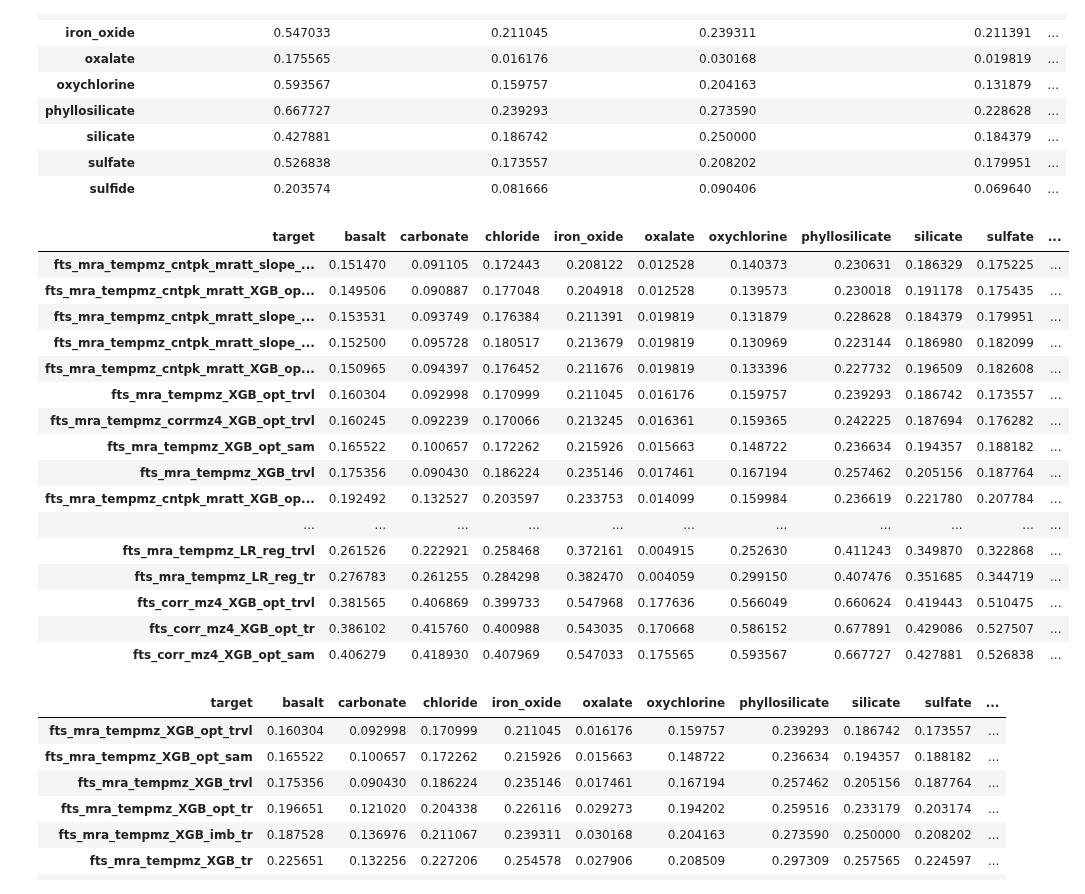
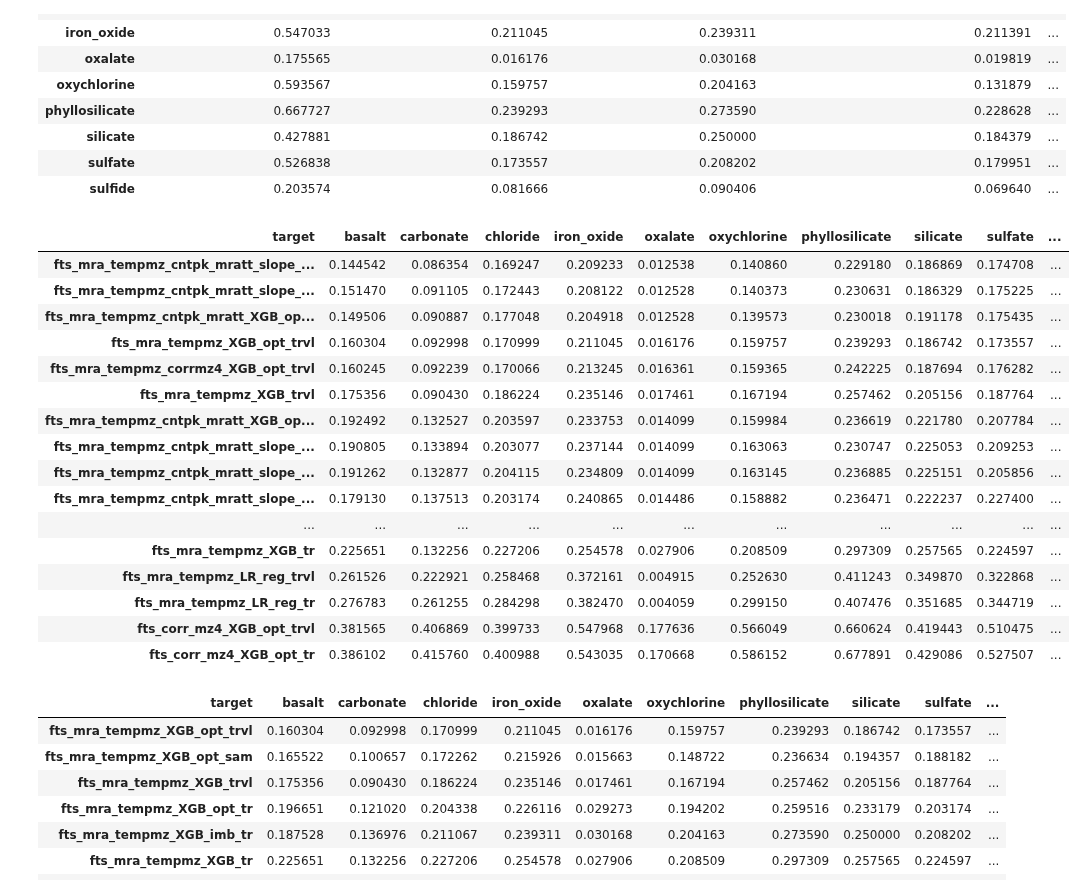
Before and after one commit to itacdonev/MarsSpectrometry, a Jupyter notebook: models/summary.ipynb, the cells around one changed output. Drawn from its saved outputs; the diff is of its cells as text; code cells hidden in the pictures.

```diff
--- a/models/summary.ipynb
+++ b/models/summary.ipynb
@@ -59,33 +59,33 @@ model_summary.style.highlight_min(axis=1,
 # %%
 model_sum = model_summary.T.copy()
 model_sum['overall'] = model_sum.mean(axis=1)
 if not include_sam:
-    model_sum = model_sum[model_sum.index in [i for i in model_sum.index if not i.endswith('_sam')]]
+    model_sum = model_sum[model_sum.index.isin([i for i in model_sum.index if not i.endswith('_sam')])]
 model_sum.sort_values(by='overall')\
              .style.highlight_min(axis=0,
                                   props='color:darkblue; background-color:lightblue;',
                                   subset=target_labels_list)\
                     .highlight_min(axis=0,
                                    props='color:white; background-color:red;',
                                    subset=['overall'])
 # %% [output]
 | target | basalt | carbonate | chloride | iron_oxide | oxalate | oxychlorine | phyllosilicate | silicate | sulfate | ... |
+| fts_mra_tempmz_cntpk_mratt_slope_... | 0.144542 | 0.086354 | 0.169247 | 0.209233 | 0.012538 | 0.140860 | 0.229180 | 0.186869 | 0.174708 | ... |
 | fts_mra_tempmz_cntpk_mratt_slope_... | 0.151470 | 0.091105 | 0.172443 | 0.208122 | 0.012528 | 0.140373 | 0.230631 | 0.186329 | 0.175225 | ... |
 | fts_mra_tempmz_cntpk_mratt_XGB_op... | 0.149506 | 0.090887 | 0.177048 | 0.204918 | 0.012528 | 0.139573 | 0.230018 | 0.191178 | 0.175435 | ... |
-| fts_mra_tempmz_cntpk_mratt_slope_... | 0.153531 | 0.093749 | 0.176384 | 0.211391 | 0.019819 | 0.131879 | 0.228628 | 0.184379 | 0.179951 | ... |
-| fts_mra_tempmz_cntpk_mratt_slope_... | 0.152500 | 0.095728 | 0.180517 | 0.213679 | 0.019819 | 0.130969 | 0.223144 | 0.186980 | 0.182099 | ... |
-| fts_mra_tempmz_cntpk_mratt_XGB_op... | 0.150965 | 0.094397 | 0.176452 | 0.211676 | 0.019819 | 0.133396 | 0.227732 | 0.196509 | 0.182608 | ... |
 | fts_mra_tempmz_XGB_opt_trvl | 0.160304 | 0.092998 | 0.170999 | 0.211045 | 0.016176 | 0.159757 | 0.239293 | 0.186742 | 0.173557 | ... |
 | fts_mra_tempmz_corrmz4_XGB_opt_trvl | 0.160245 | 0.092239 | 0.170066 | 0.213245 | 0.016361 | 0.159365 | 0.242225 | 0.187694 | 0.176282 | ... |
-| fts_mra_tempmz_XGB_opt_sam | 0.165522 | 0.100657 | 0.172262 | 0.215926 | 0.015663 | 0.148722 | 0.236634 | 0.194357 | 0.188182 | ... |
 | fts_mra_tempmz_XGB_trvl | 0.175356 | 0.090430 | 0.186224 | 0.235146 | 0.017461 | 0.167194 | 0.257462 | 0.205156 | 0.187764 | ... |
 | fts_mra_tempmz_cntpk_mratt_XGB_op... | 0.192492 | 0.132527 | 0.203597 | 0.233753 | 0.014099 | 0.159984 | 0.236619 | 0.221780 | 0.207784 | ... |
+| fts_mra_tempmz_cntpk_mratt_slope_... | 0.190805 | 0.133894 | 0.203077 | 0.237144 | 0.014099 | 0.163063 | 0.230747 | 0.225053 | 0.209253 | ... |
+| fts_mra_tempmz_cntpk_mratt_slope_... | 0.191262 | 0.132877 | 0.204115 | 0.234809 | 0.014099 | 0.163145 | 0.236885 | 0.225151 | 0.205856 | ... |
+| fts_mra_tempmz_cntpk_mratt_slope_... | 0.179130 | 0.137513 | 0.203174 | 0.240865 | 0.014486 | 0.158882 | 0.236471 | 0.222237 | 0.227400 | ... |
 | ... | ... | ... | ... | ... | ... | ... | ... | ... | ... | ... |
+| fts_mra_tempmz_XGB_tr | 0.225651 | 0.132256 | 0.227206 | 0.254578 | 0.027906 | 0.208509 | 0.297309 | 0.257565 | 0.224597 | ... |
 | fts_mra_tempmz_LR_reg_trvl | 0.261526 | 0.222921 | 0.258468 | 0.372161 | 0.004915 | 0.252630 | 0.411243 | 0.349870 | 0.322868 | ... |
 | fts_mra_tempmz_LR_reg_tr | 0.276783 | 0.261255 | 0.284298 | 0.382470 | 0.004059 | 0.299150 | 0.407476 | 0.351685 | 0.344719 | ... |
 | fts_corr_mz4_XGB_opt_trvl | 0.381565 | 0.406869 | 0.399733 | 0.547968 | 0.177636 | 0.566049 | 0.660624 | 0.419443 | 0.510475 | ... |
 | fts_corr_mz4_XGB_opt_tr | 0.386102 | 0.415760 | 0.400988 | 0.543035 | 0.170668 | 0.586152 | 0.677891 | 0.429086 | 0.527507 | ... |
-| fts_corr_mz4_XGB_opt_sam | 0.406279 | 0.418930 | 0.407969 | 0.547033 | 0.175565 | 0.593567 | 0.667727 | 0.427881 | 0.526838 | ... |
 # %%
 FTS_NAME = 'fts_mra_tempmz'
 # Get all the models with the above feature(s)
```
Also changed, not shown: parts of 1 cell of this notebook.
